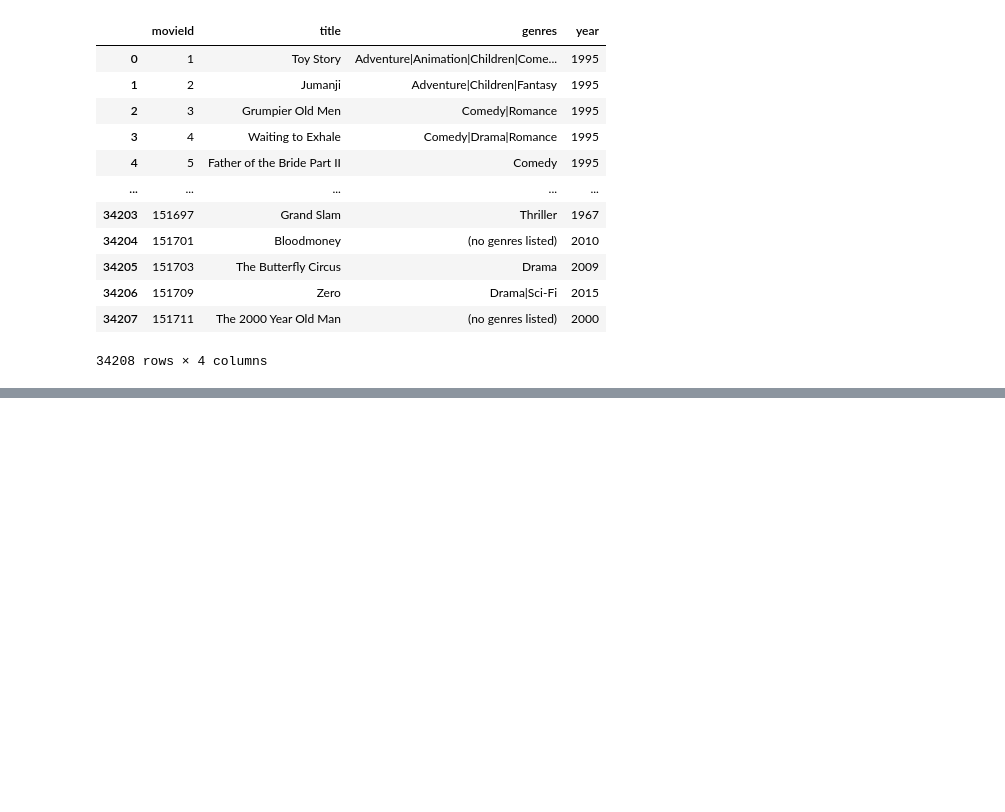
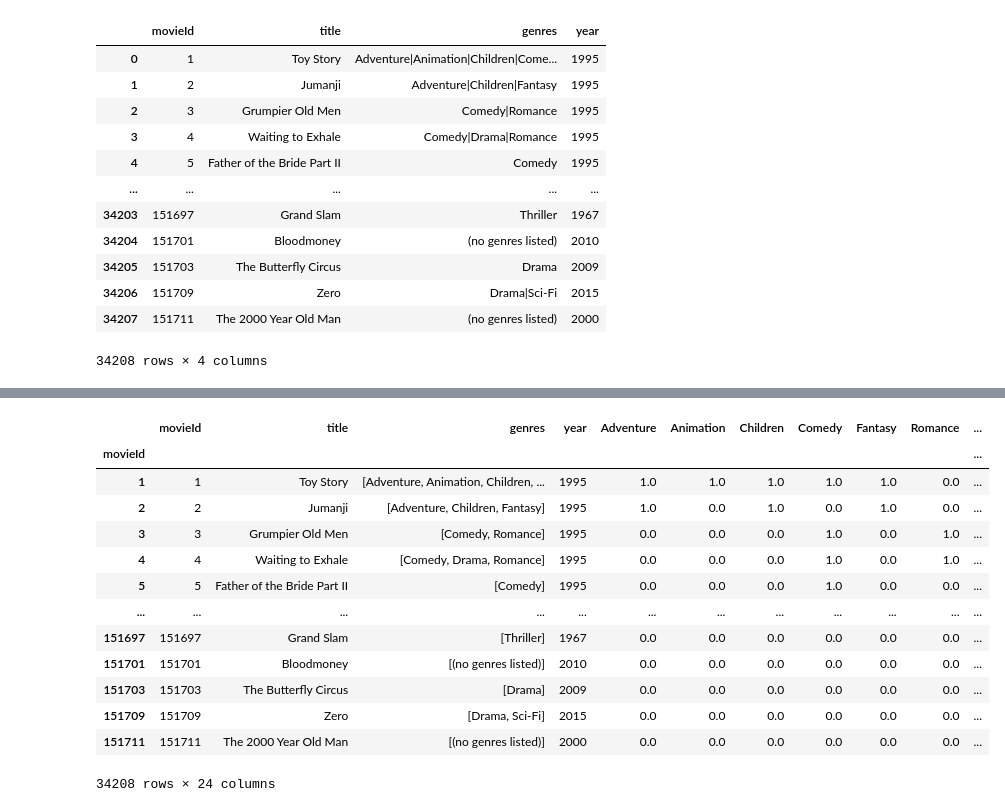
Before and after one commit to Abhinav-26/Machine-Learning-Minor-Projects, a Jupyter notebook: Movie Recomendation/Movie Recommendation.ipynb, the cells around one changed output, grey strips where cells are left out. Cells and saved outputs as stored; diff of their text form; code cells hidden in the pictures; blank space fills up the shorter version.

```diff
--- a/Movie Recomendation/Movie Recommendation.ipynb
+++ b/Movie Recomendation/Movie Recommendation.ipynb
@@ -98,3 +98,11 @@ movies_dataset
 | 34206 | 151709 | Zero | Drama|Sci-Fi | 2015 |
 | 34207 | 151711 | The 2000 Year Old Man | (no genres listed) | 2000 |
 34208 rows × 4 columns
+# %%
+#In our genres column we can see we have genres which is not organised so first we will split these genres into
+#diffrent parts using split method and then we will use One Hot encoding techniques to more simplify the columns where
+#each column corresponds to one genre.
+
+#Splitting the genre column
+movies_dataset['genres'] = movies_dataset.genres.str.split('|')
+movies_dataset
@@ -100,0 +123,14 @@ movies_dataset
+# %%
+#Applying One Hot Encoding
+
+#Since we need the Movies_dataset at first so we will not perform One Hot encoding in it
+moviesWithGenres_df = movies_dataset.copy()
+
+#For every row in the dataframe, iterate through the list of genres and place a 1 into the corresponding column
+for index, row in movies_dataset.iterrows():
+    for genre in row['genres']:
+        moviesWithGenres_df.at[index, genre] = 1
+
+#Filling in the NaN values with 0 to show that a movie doesn't have that column's genre
+moviesWithGenres_df = moviesWithGenres_df.fillna(0)
+moviesWithGenres_df
@@ -100,0 +304,19 @@ movies_dataset
+# %%
+genreTable = moviesWithGenres_df.set_index(moviesWithGenres_df['movieId'])
+
+genreTable
+# %% [output]
+|  | movieId | title | genres | year | Adventure | Animation | Children | Comedy | Fantasy | Romance | ... |
+| movieId |  |  |  |  |  |  |  |  |  |  | ... |
+| 1 | 1 | Toy Story | [Adventure, Animation, Children, ... | 1995 | 1.0 | 1.0 | 1.0 | 1.0 | 1.0 | 0.0 | ... |
+| 2 | 2 | Jumanji | [Adventure, Children, Fantasy] | 1995 | 1.0 | 0.0 | 1.0 | 0.0 | 1.0 | 0.0 | ... |
+| 3 | 3 | Grumpier Old Men | [Comedy, Romance] | 1995 | 0.0 | 0.0 | 0.0 | 1.0 | 0.0 | 1.0 | ... |
+| 4 | 4 | Waiting to Exhale | [Comedy, Drama, Romance] | 1995 | 0.0 | 0.0 | 0.0 | 1.0 | 0.0 | 1.0 | ... |
+| 5 | 5 | Father of the Bride Part II | [Comedy] | 1995 | 0.0 | 0.0 | 0.0 | 1.0 | 0.0 | 0.0 | ... |
+| ... | ... | ... | ... | ... | ... | ... | ... | ... | ... | ... | ... |
+| 151697 | 151697 | Grand Slam | [Thriller] | 1967 | 0.0 | 0.0 | 0.0 | 0.0 | 0.0 | 0.0 | ... |
+| 151701 | 151701 | Bloodmoney | [(no genres listed)] | 2010 | 0.0 | 0.0 | 0.0 | 0.0 | 0.0 | 0.0 | ... |
+| 151703 | 151703 | The Butterfly Circus | [Drama] | 2009 | 0.0 | 0.0 | 0.0 | 0.0 | 0.0 | 0.0 | ... |
+| 151709 | 151709 | Zero | [Drama, Sci-Fi] | 2015 | 0.0 | 0.0 | 0.0 | 0.0 | 0.0 | 0.0 | ... |
+| 151711 | 151711 | The 2000 Year Old Man | [(no genres listed)] | 2000 | 0.0 | 0.0 | 0.0 | 0.0 | 0.0 | 0.0 | ... |
+34208 rows × 24 columns
```
Also changed, not shown: parts of 19 cells of this notebook.
